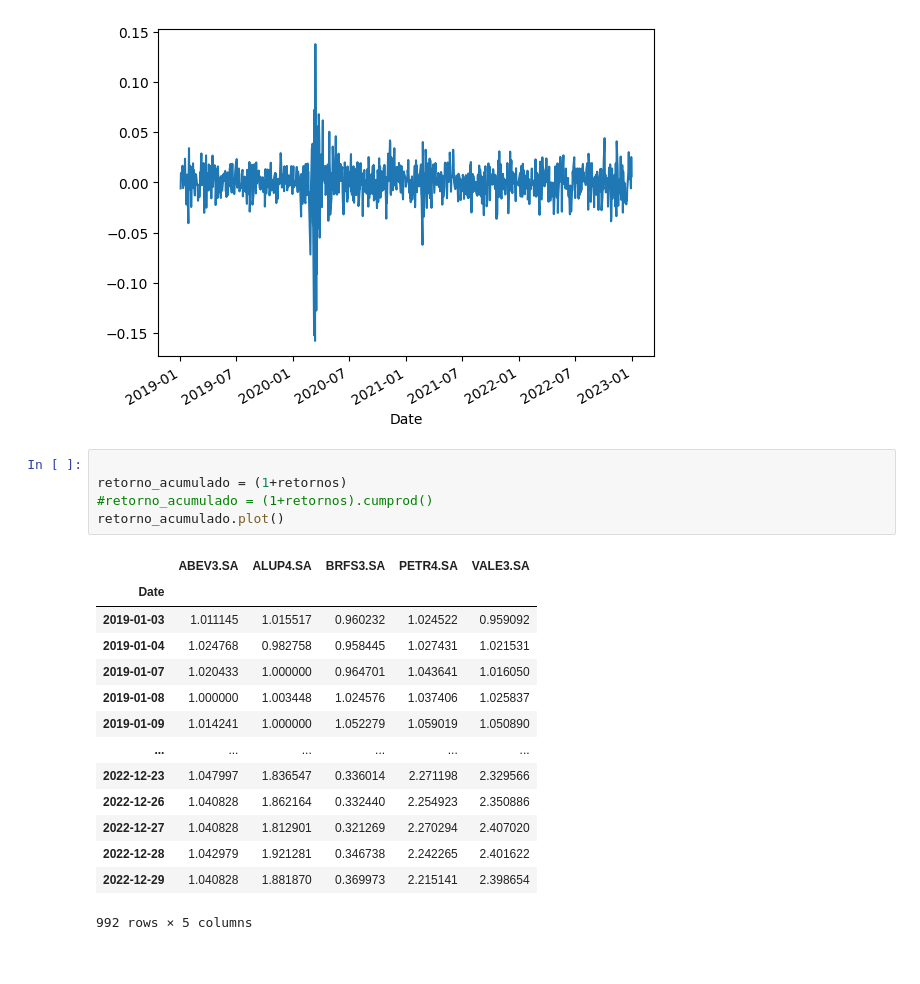
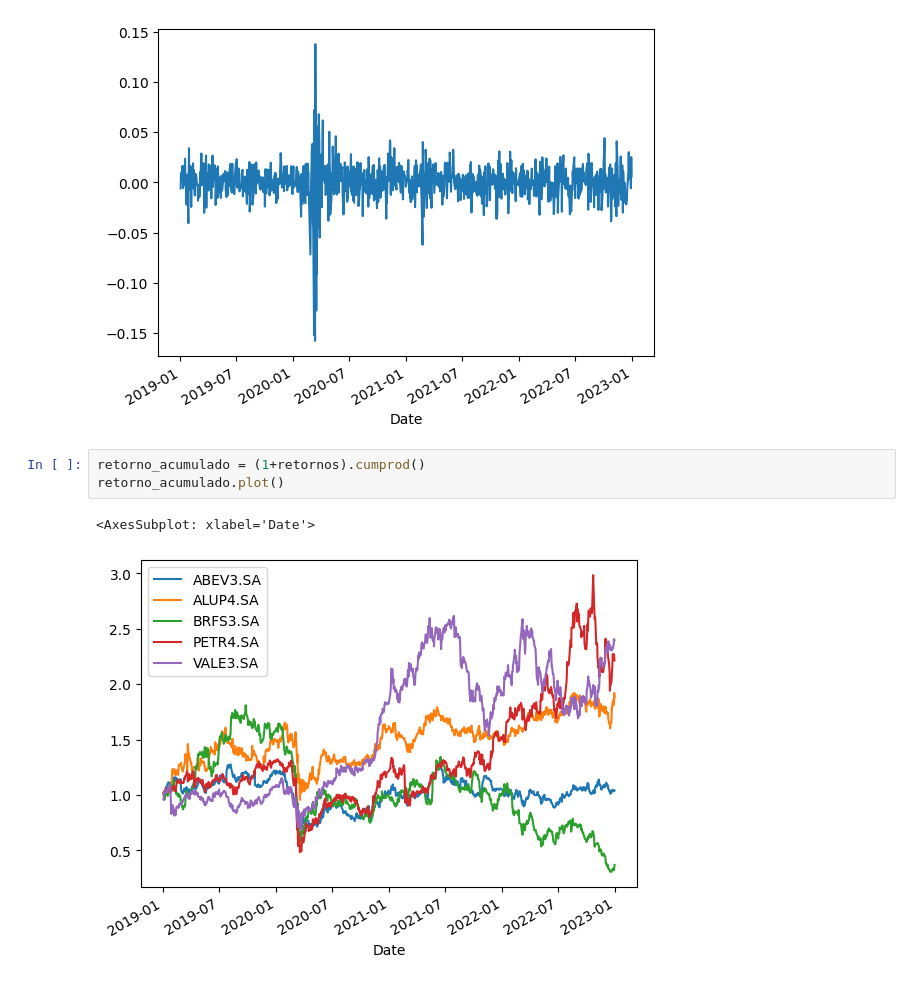
Before and after one commit to prisciladalepiane/analise_acoes_py, a Jupyter notebook: Inicio.ipynb, the cells around one changed output. Drawn from its saved outputs; the diff is of its cells as text.

```diff
--- a/Inicio.ipynb
+++ b/Inicio.ipynb
@@ -58,22 +78,8 @@ retorno_carteira.plot()
 <AxesSubplot: xlabel='Date'>
 [figure]
 # %%
-
-retorno_acumulado = (1+retornos)
-#retorno_acumulado = (1+retornos).cumprod()
+retorno_acumulado = (1+retornos).cumprod()
 retorno_acumulado.plot()
 # %% [output]
-|  | ABEV3.SA | ALUP4.SA | BRFS3.SA | PETR4.SA | VALE3.SA |
-| Date |  |  |  |  |  |
-| 2019-01-03 | 1.011145 | 1.015517 | 0.960232 | 1.024522 | 0.959092 |
-| 2019-01-04 | 1.024768 | 0.982758 | 0.958445 | 1.027431 | 1.021531 |
-| 2019-01-07 | 1.020433 | 1.000000 | 0.964701 | 1.043641 | 1.016050 |
-| 2019-01-08 | 1.000000 | 1.003448 | 1.024576 | 1.037406 | 1.025837 |
-| 2019-01-09 | 1.014241 | 1.000000 | 1.052279 | 1.059019 | 1.050890 |
-| ... | ... | ... | ... | ... | ... |
-| 2022-12-23 | 1.047997 | 1.836547 | 0.336014 | 2.271198 | 2.329566 |
-| 2022-12-26 | 1.040828 | 1.862164 | 0.332440 | 2.254923 | 2.350886 |
-| 2022-12-27 | 1.040828 | 1.812901 | 0.321269 | 2.270294 | 2.407020 |
-| 2022-12-28 | 1.042979 | 1.921281 | 0.346738 | 2.242265 | 2.401622 |
-| 2022-12-29 | 1.040828 | 1.881870 | 0.369973 | 2.215141 | 2.398654 |
-992 rows × 5 columns
+<AxesSubplot: xlabel='Date'>
+[figure, added]
```
Also changed, not shown: parts of 11 cells of this notebook.
